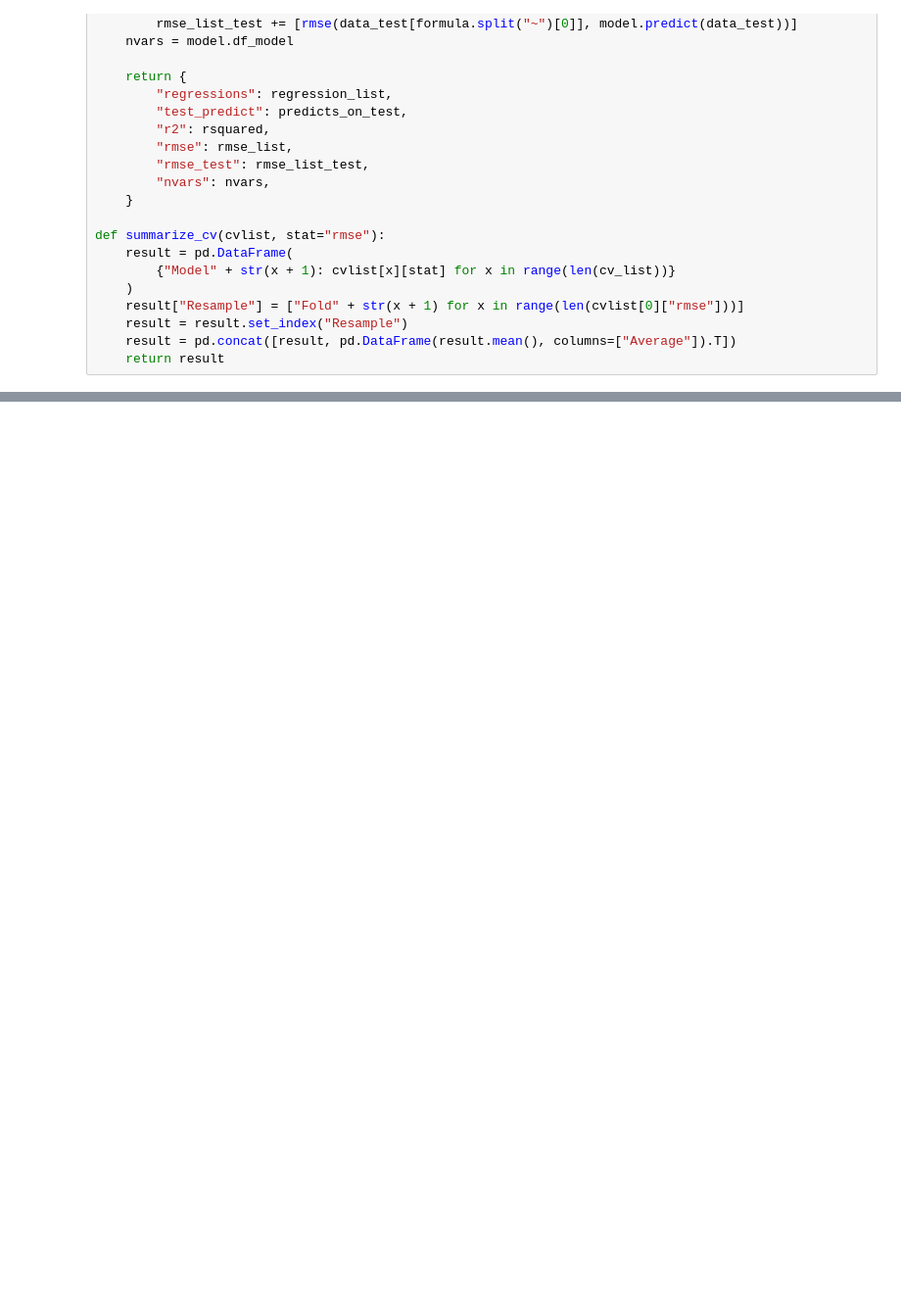
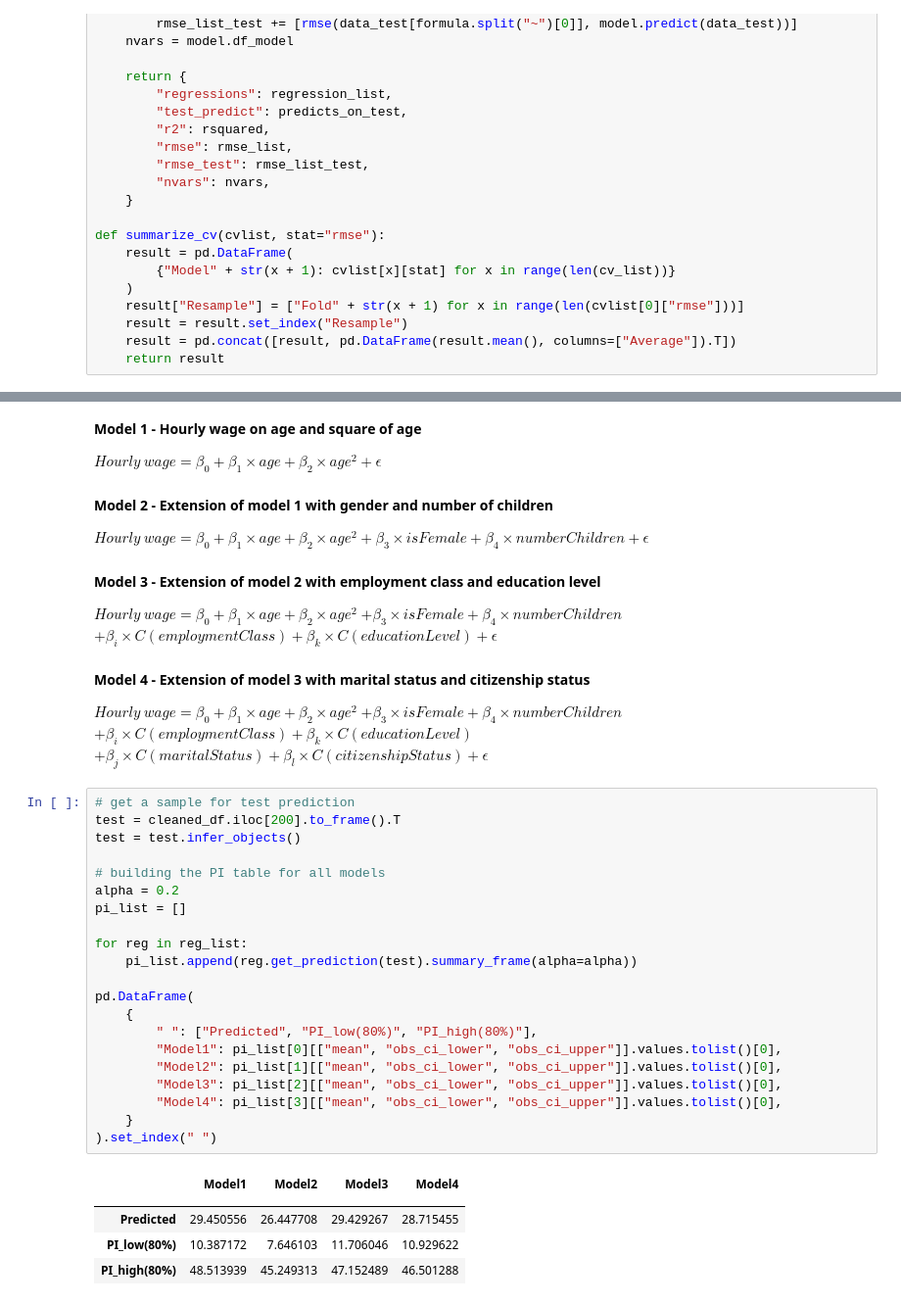
Before and after one commit to viethngn/Data_Analysis_3_ECBS5171, a Jupyter notebook: assignment1/assignment1_viethngn.ipynb, the cells around one changed output, grey strips where cells are left out. Shown at 98% size. Drawn from its saved outputs; the diff is of its cells as text; blank space fills up the shorter version.

```diff
--- a/assignment1/assignment1_viethngn.ipynb
+++ b/assignment1/assignment1_viethngn.ipynb
@@ -233,3 +270,51 @@ sg
 | CV RMSE | 14.865 | 14.646 | 13.752 | 13.697 |
 |  |  |  |  |  |
 | Note: | *p<0.1; **p<0.05; ***p<0.01 |  |  |  |
+# %% [markdown]
+**Model 1 - Hourly wage on age and square of age**
+
+$Hourly\ wage = \beta_0 + \beta_1\times age + \beta_2\times age^2 + \epsilon$
+# %% [markdown]
+**Model 2 - Extension of model 1 with gender and number of children**
+
+$Hourly\ wage = \beta_0 + \beta_1\times age + \beta_2\times age^2 + \beta_3\times isFemale + \beta_4\times numberChildren + \epsilon$
+# %% [markdown]
+**Model 3 - Extension of model 2 with employment class and education level**
+
+$Hourly\ wage = \beta_0 + \beta_1\times age + \beta_2\times age^2 $
+$+ \beta_3\times isFemale + \beta_4\times numberChildren $
+$+ \beta_i\times C(employmentClass) + \beta_k\times C(educationLevel) + \epsilon$
+# %% [markdown]
+**Model 4 - Extension of model 3 with marital status and citizenship status**
+
+$Hourly\ wage = \beta_0 + \beta_1\times age + \beta_2\times age^2 $
+$+ \beta_3\times isFemale + \beta_4\times numberChildren $
+$+ \beta_i\times C(employmentClass) + \beta_k\times C(educationLevel) $
+$+ \beta_j\times C(maritalStatus) + \beta_l\times C(citizenshipStatus) + \epsilon$
+# %%
+# get a sample for test prediction
+test = cleaned_df.iloc[200].to_frame().T
+test = test.infer_objects()
+
+# building the PI table for all models
+alpha = 0.2
+pi_list = []
+
+for reg in reg_list:
+    pi_list.append(reg.get_prediction(test).summary_frame(alpha=alpha))
+
+pd.DataFrame(
+    {
+        " ": ["Predicted", "PI_low(80%)", "PI_high(80%)"],
+        "Model1": pi_list[0][["mean", "obs_ci_lower", "obs_ci_upper"]].values.tolist()[0],
+        "Model2": pi_list[1][["mean", "obs_ci_lower", "obs_ci_upper"]].values.tolist()[0],
+        "Model3": pi_list[2][["mean", "obs_ci_lower", "obs_ci_upper"]].values.tolist()[0],
+        "Model4": pi_list[3][["mean", "obs_ci_lower", "obs_ci_upper"]].values.tolist()[0],
+    }
+).set_index(" ")
+# %% [output]
+|  | Model1 | Model2 | Model3 | Model4 |
+|  |  |  |  |  |
+| Predicted | 29.450556 | 26.447708 | 29.429267 | 28.715455 |
+| PI_low(80%) | 10.387172 | 7.646103 | 11.706046 | 10.929622 |
+| PI_high(80%) | 48.513939 | 45.249313 | 47.152489 | 46.501288 |
```
Also changed, not shown: parts of 14 cells of this notebook.
